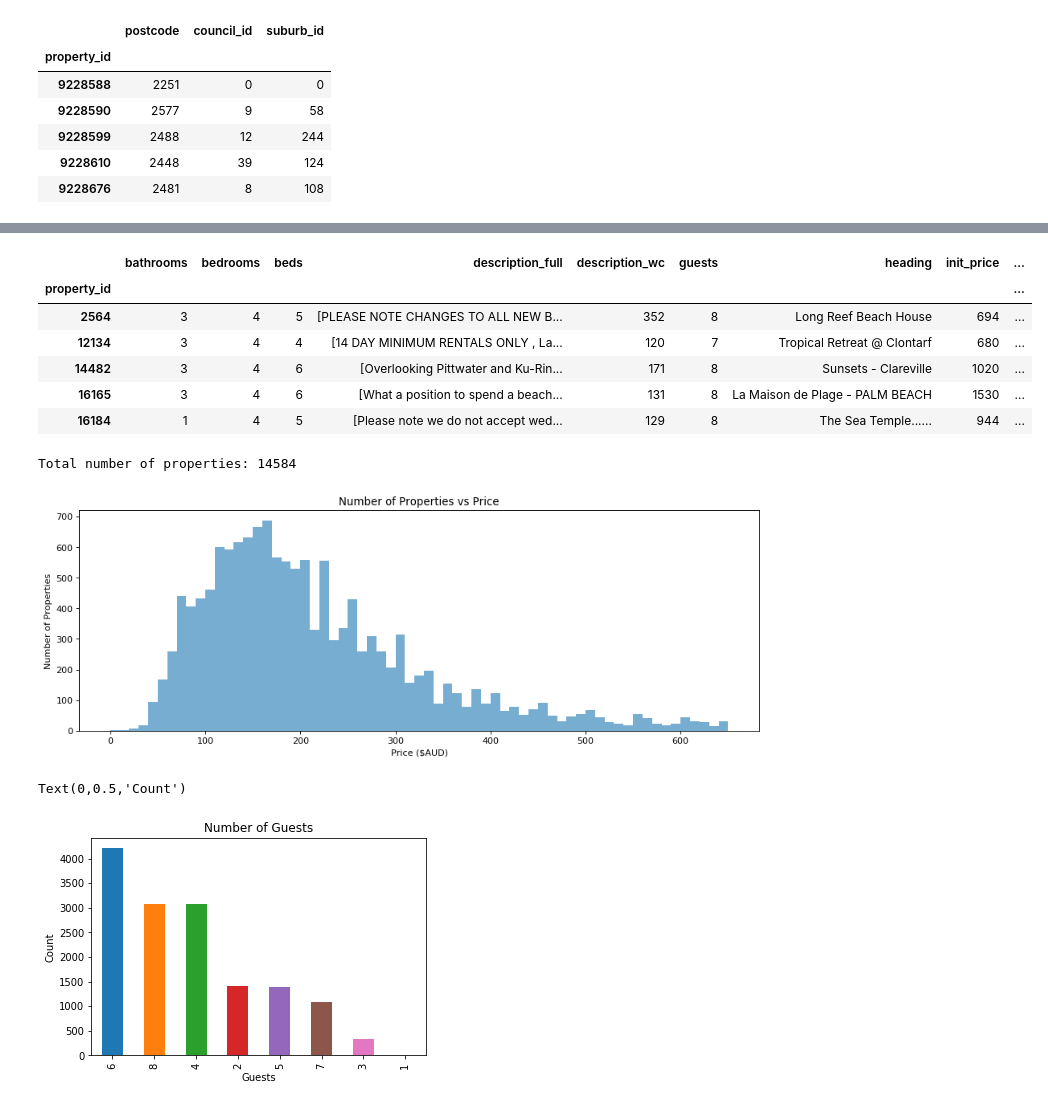
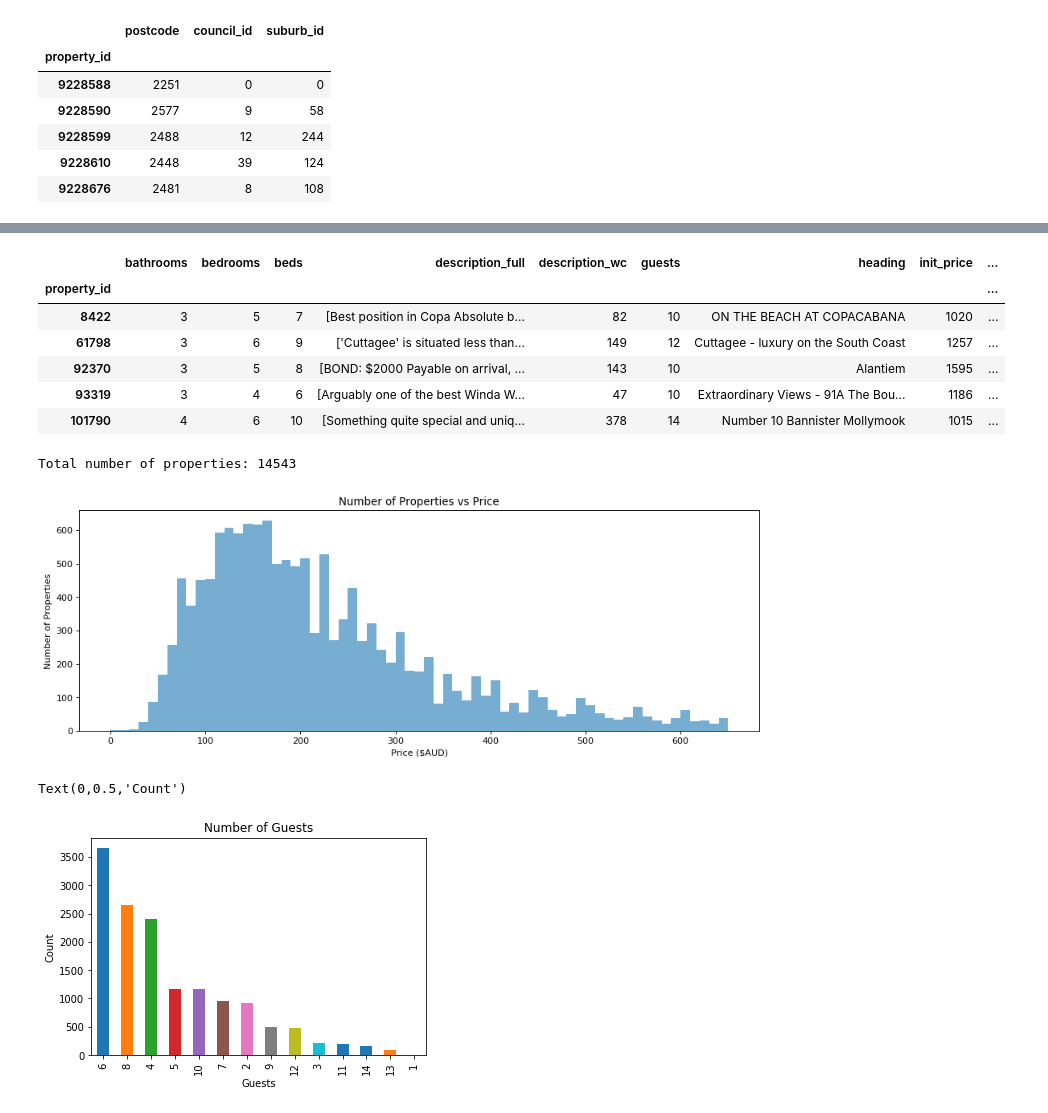
Before and after one commit to Mitoflyboy/scraping, a Jupyter notebook: stayz_analysis/Stayz_Analysis.ipynb, the cells around one changed output, grey strips where cells are left out. Saved outputs shown, nothing was run; the diff lists cells and outputs as text; code cells hidden in the pictures.

```diff
--- a/stayz_analysis/Stayz_Analysis.ipynb
+++ b/stayz_analysis/Stayz_Analysis.ipynb
@@ -33,5 +33,7 @@ from sklearn.tree import DecisionTreeClassifier
 # %%
 date_str = datetime.datetime.now().strftime("%Y-%m-%d")
 
+date_str = '2018-05-20'
+
 print("Date: " + date_str)
 # %% [output]
@@ -41,6 +44,6 @@ Dataset 1 - Load the nsw_extract daily file. This starts with the https://www.st
 # %%
 # Read the data file and display
-nsw_extract_1 = pd.read_json('/Users/taj/GitHub/scraping/stayz/WebData/nsw_extract/stayz_nsw_extract_' + date_str + '.json.zip')
+nsw_extract_1 = pd.read_json('/Users/taj/GitHub/scraping/stayz/WebData/nsw_extract/stayz_nsw_extract_' + date_str + '.json')
 
 # Reindex for 'property_id'
 nsw_extract_2 = nsw_extract_1.set_index('property_id')
@@ -356,0 +397,16 @@ nsw_data.describe()
+# %%
+# Filter out the outliers or ridiculous values
+nsw_data_a1 = nsw_extract.loc[nsw_extract['init_price'] <= 10000 ]
+nsw_data_a2 = nsw_data_a1.loc[nsw_data_a1['guests'] <= 14 ]
+nsw_data_a3 = nsw_data_a2.loc[nsw_data_a2['syd_dist_km'] <= 1000 ]
+nsw_data_a4 = nsw_data_a3.loc[nsw_data_a3['init_price'] > 0 ]
+
+
+# Exclude properties within Sydney
+nsw_data_a5 = nsw_data_a4.loc[nsw_data_a4['syd_dist_km'] > 50 ]
+
+
+# Use this to write out the full dataset
+nsw_data = nsw_data_a5
+
+nsw_data.describe()
@@ -357,16 +423,16 @@ nsw_data.describe()
 # %%
 # Testing - look in detail at any outliers
 
-t1 = nsw_data.loc[nsw_data['init_price'] >= 600]
+t1 = nsw_data.loc[nsw_data['init_price'] >= 1000]
 t1.head()
 # %% [output]
 |  | bathrooms | bedrooms | beds | description_full | description_wc | guests | heading | init_price | ... |
 | property_id |  |  |  |  |  |  |  |  | ... |
-| 2564 | 3 | 4 | 5 | [PLEASE NOTE CHANGES TO ALL NEW B... | 352 | 8 | Long Reef Beach House | 694 | ... |
-| 12134 | 3 | 4 | 4 | [14 DAY MINIMUM RENTALS ONLY , La... | 120 | 7 | Tropical Retreat @ Clontarf | 680 | ... |
-| 14482 | 3 | 4 | 6 | [Overlooking Pittwater and Ku-Rin... | 171 | 8 | Sunsets - Clareville | 1020 | ... |
-| 16165 | 3 | 4 | 6 | [What a position to spend a beach... | 131 | 8 | La Maison de Plage - PALM BEACH | 1530 | ... |
-| 16184 | 1 | 4 | 5 | [Please note we do not accept wed... | 129 | 8 | The Sea Temple...... | 944 | ... |
+| 8422 | 3 | 5 | 7 | [Best position in Copa Absolute b... | 82 | 10 | ON THE BEACH AT COPACABANA | 1020 | ... |
+| 61798 | 3 | 6 | 9 | ['Cuttagee' is situated less than... | 149 | 12 | Cuttagee - luxury on the South Coast | 1257 | ... |
+| 92370 | 3 | 5 | 8 | [BOND: $2000 Payable on arrival, ... | 143 | 10 | Alantiem | 1595 | ... |
+| 93319 | 3 | 4 | 6 | [Arguably one of the best Winda W... | 47 | 10 | Extraordinary Views - 91A The Bou... | 1186 | ... |
+| 101790 | 4 | 6 | 10 | [Something quite special and uniq... | 378 | 14 | Number 10 Bannister Mollymook | 1015 | ... |
 # %%
 # Set the number of bars for the graph
 bin_values = np.arange(start=0, stop=660, step=10)
@@ -392,8 +458,8 @@ ax.hist(x, bins=bin_values, alpha=.6) # alpha for transparency
 
 plt.show()
 # %% [output]
-Total number of properties: 14584
+Total number of properties: 14543
-[figure, old version]
+[figure, new version]
 # %%
 nsw_data['guests'].value_counts().plot(kind='bar')
 plt.title('Number of Guests')
@@ -401,7 +467,7 @@ plt.xlabel('Guests')
 plt.ylabel('Count')
 # %% [output]
 Text(0,0.5,'Count')
-[figure, old version]
+[figure, new version]
 # %%
 nsw_data['guests'].groupby(nsw_data['guests']).count()
 # %% [output]
```
Also changed, not shown: parts of 30 cells of this notebook, 6 other files.
